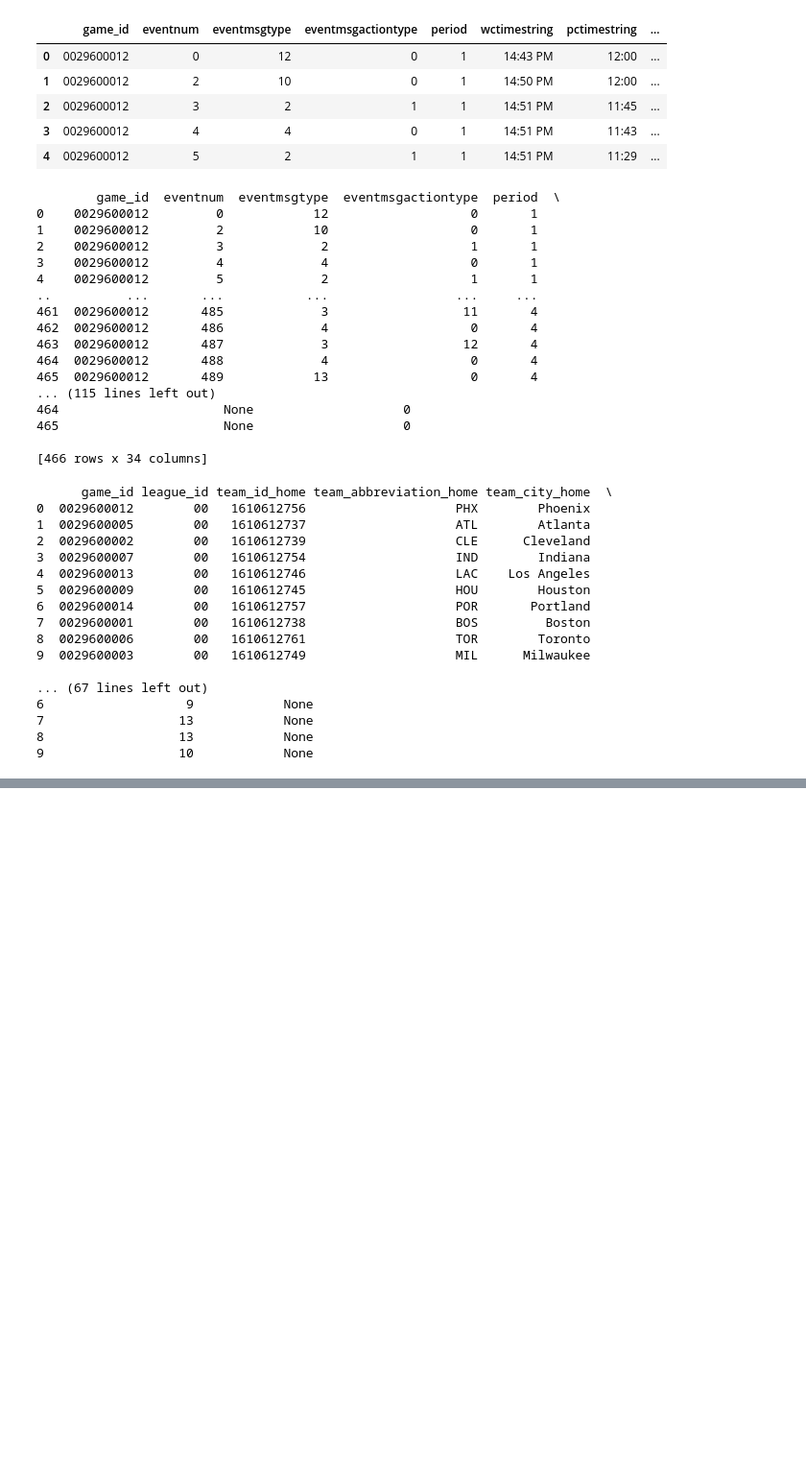
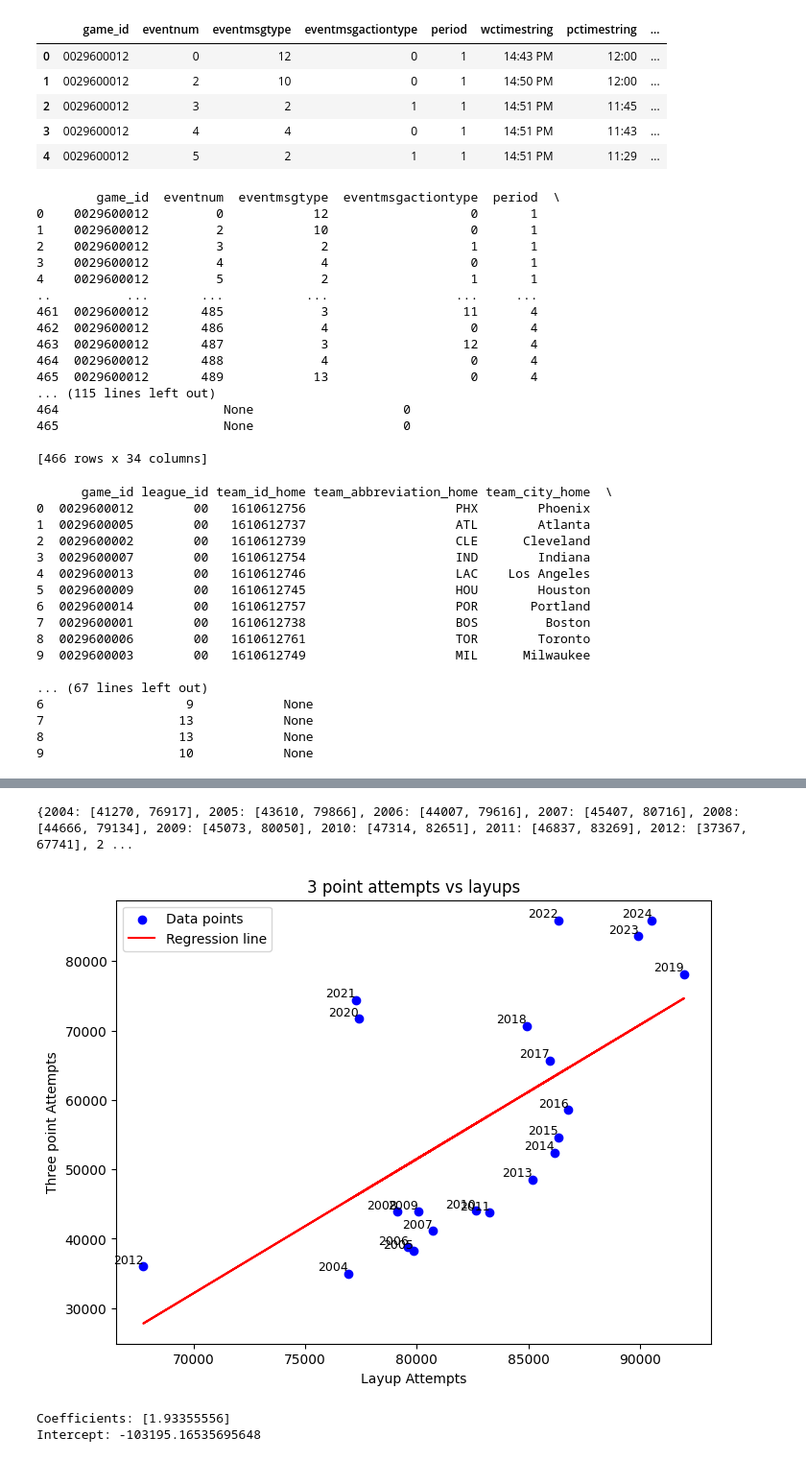
Before and after one commit to PestanaJose/NBA-Analysis, a Jupyter notebook: Basketball.ipynb, the cells around one changed output, grey strips where cells are left out. Shown at 96% size. Cells and saved outputs as stored; diff of their text form; code cells hidden in the pictures; blank space fills up the shorter version.

Commit message:
Regression

```diff
--- a/Basketball.ipynb
+++ b/Basketball.ipynb
@@ -107,3 +93,7 @@ print(df_other_stats)
 7                  13            None
 8                  13            None
 9                  10            None
+# %%
+#Creating trend for 3-point attempts for al
+
+folder_path = "C:/Users/kinga/Documents/LOCKED/NBA-Analysis/nba.sqlite/NBA_Shots_04_24-main"
@@ -109,0 +141,7 @@ print(df_other_stats)
+# %%
+years = range(2004,2025)
+year_dict_three = {}
+for i, year in enumerate(years):
+    year_dict_three[year] = [total_makes[i], total_attempts[i]]
+
+print(year_dict_three)
@@ -109,0 +191,56 @@ print(df_other_stats)
+# %%
+years = range(2004,2025)
+year_dict_layup = {}
+for i, year in enumerate(years):
+    year_dict_layup[year] = [total_makes[i], total_attempts[i]]
+
+print(year_dict_layup)
+# %% [output]
+{2004: [41270, 76917], 2005: [43610, 79866], 2006: [44007, 79616], 2007: [45407, 80716], 2008: [44666, 79134], 2009: [45073, 80050], 2010: [47314, 82651], 2011: [46837, 83269], 2012: [37367, 67741], 2 ...
+# %%
+#Test and plot Linearity
+import numpy as np
+from sklearn.linear_model import LinearRegression
+import matplotlib.pyplot as plt
+
+df_all3ptattempts = pd.DataFrame.from_dict(year_dict_three, orient='index', columns=['Makes', 'Attempts'])
+df_alllayupattempts = pd.DataFrame.from_dict(year_dict_layup, orient='index', columns=['Makes', 'Attempts'])
+df_all3ptattempts.index.name = 'year'
+df_alllayupattempts.index.name = 'year'
+df_alllayupattempts.reset_index(inplace=True)
+df_all3ptattempts.reset_index(inplace=True)
+
+merged_df = pd.merge(df_all3ptattempts, df_alllayupattempts, on="year", suffixes=("_Threes", "_Layups"))
+
+X = merged_df[['Attempts_Layups']]
+y = merged_df['Attempts_Threes']
+
+model = LinearRegression()
+model.fit(X,y)
+
+y_pred = model.predict(X)
+
+plt.figure(figsize=(8, 6))
+plt.scatter(X, y, color='blue', label='Data points')  # Scatter plot of actual data
+plt.plot(X, y_pred, color='red', label='Regression line')  # Regression line
+
+for i in range(len(merged_df)):
+    plt.text(
+        X.iloc[i, 0],  # X-coordinate (Attempts_first)
+        y.iloc[i],     # Y-coordinate (Attempts_second)
+        str(merged_df["year"].iloc[i]),  # Annotation (Year)
+        fontsize=9, color='black', ha='right', va='bottom'  # Text style
+    )
+plt.xlabel("Layup Attempts")
+plt.ylabel("Three point Attempts")
+plt.title("3 point attempts vs layups")
+plt.legend()
+plt.show()
+
+
+print("Coefficients:", model.coef_)
+print("Intercept:", model.intercept_)
+# %% [output]
+[figure, added]
+Coefficients: [1.93355556]
+Intercept: -103195.16535695648
```
Also changed, not shown: parts of 7 cells of this notebook.
